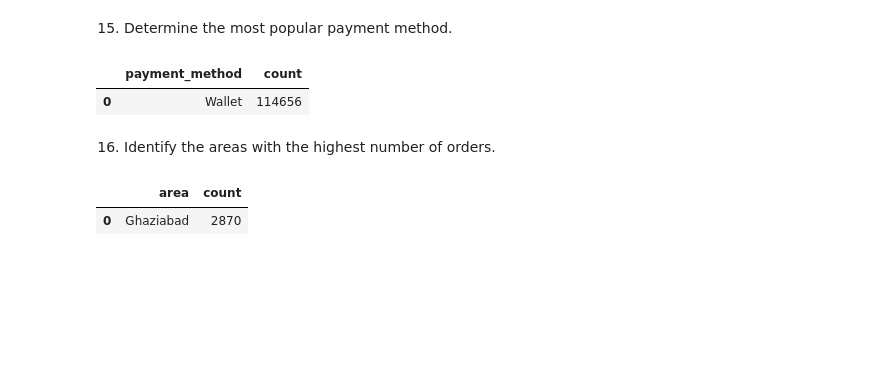
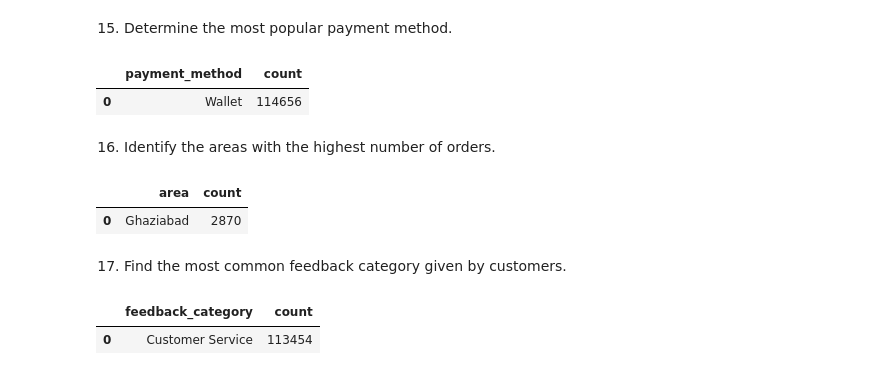
Before and after one commit to akxiit/Normal-Data-Visulization, a Jupyter notebook: notebooks/Sales-analysis/Master-table.ipynb, the cells around one changed output. Drawn from its saved outputs; the diff is of its cells as text; code cells hidden in the pictures; blank space fills up the shorter version.

```diff
--- a/notebooks/Sales-analysis/Master-table.ipynb
+++ b/notebooks/Sales-analysis/Master-table.ipynb
@@ -229,3 +229,10 @@ df['area'].value_counts().sort_values(ascending=False).head(1).reset_index()
 # %% [output]
 |  | area | count |
 | 0 | Ghaziabad | 2870 |
+# %% [markdown]
+17. Find the most common feedback category given by customers.
+# %%
+df['feedback_category'].value_counts().sort_values(ascending=False).head(1).reset_index()
+# %% [output]
+|  | feedback_category | count |
+| 0 | Customer Service | 113454 |
```
Also changed, not shown: parts of 1 cell of this notebook.
